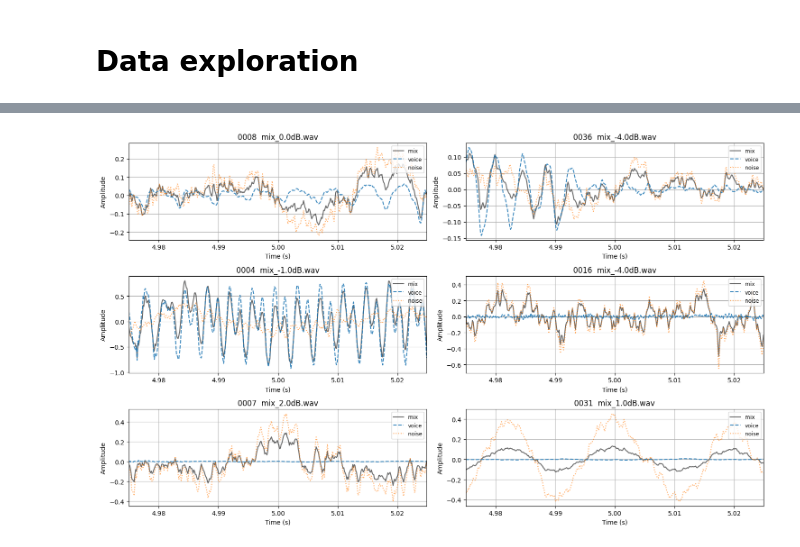
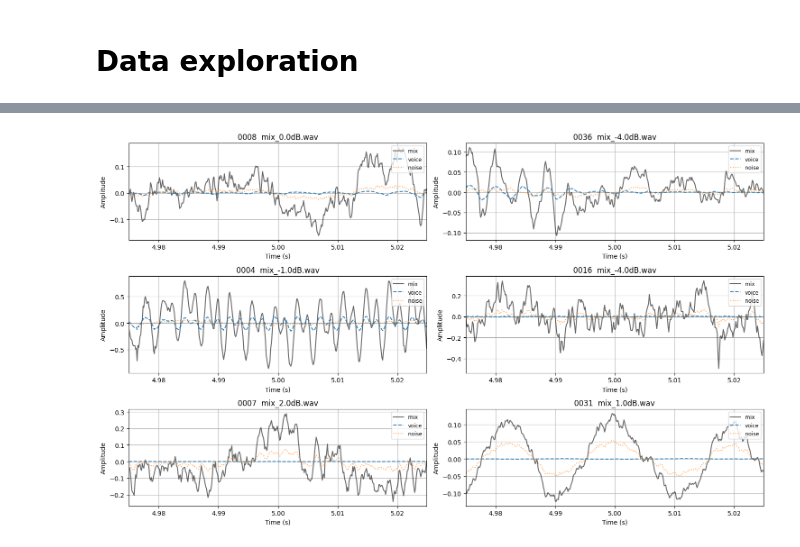
Before and after one commit to siemovit/audiosep, a Jupyter notebook: notebooks/data_exploration.ipynb, the cells around one changed output, grey strips where cells are left out. Saved outputs shown, nothing was run; the diff lists cells and outputs as text; code cells hidden in the pictures.

```diff
--- a/notebooks/data_exploration.ipynb
+++ b/notebooks/data_exploration.ipynb
@@ -137,14 +132,16 @@ for ax, (folder, mix_file, mix, voice, noise, sr_mix) in zip(axes, items):
     # voice = voice / rms(voice)
     # noise = noise / rms(noise)
 
-    mix = mix / (np.max(np.abs(mix)) + eps)
-    voice = voice / (np.max(np.abs(voice)) + eps)
-    noise = noise / (np.max(np.abs(noise)) + eps)
+    # Normalisation
+    # mix = mix / (np.max(np.abs(mix)) + eps)
+    # voice = voice / (np.max(np.abs(voice)) + eps)
+    # noise = noise / (np.max(np.abs(noise)) + eps)
 
-    # gain = 1.0 / (np.abs(mix).max() + 1e-8)
-    # mix   = mix * gain
-    # voice = voice * gain
-    # noise = noise * gain
+    # normalize by mix peak (preserves mix = voice + noise)
+    gain = 1.0 / (mix.abs().max() + 1e-8)
+    mix   = mix * gain
+    voice = voice * gain
+    noise = noise * gain
 
 
     # snr label from filename
@@ -152,31 +149,31 @@ for ax, (folder, mix_file, mix, voice, noise, sr_mix) in zip(axes, items):
     if snr_label == "n/a":
         # fallback compute
         voice_power = np.mean(voice.astype(np.float64) ** 2)
         noise_power = np.mean(noise.astype(np.float64) ** 2)
         if noise_power <= eps:
             snr_label = "inf"
         else:
             snr_db = 10.0 * np.log10((voice_power + eps) / (noise_power + eps))
             snr_label = f"{snr_db:.1f}dB"
 
     # choose central window
     win_len = min(int(win_sec * sr_mix), min_len)
     start = max(0, (min_len - win_len) // 2)
     end = start + win_len
     t = np.arange(win_len) / sr_mix + start / sr_mix
 
     ax.plot(t, mix[start:end], label="mix", color="k", alpha=0.6)
     ax.plot(t, voice[start:end], label="voice", linestyle="--", alpha=0.9)
     ax.plot(t, noise[start:end], label="noise", linestyle=":", alpha=0.7)
     ax.set_title(f"{folder}  mix_{snr_label}.wav")
     ax.set_xlim(t[0], t[-1])
     # ax.set_ylim(-0.25, 0.25)
     ax.grid(True)
     ax.set_xlabel("Time (s)")
     ax.set_ylabel("Amplitude")
     ax.legend(loc="upper right", fontsize="small")
 
 plt.tight_layout()
 plt.show()
 # %% [output]
-[figure, old version]
+[figure, new version]
```
Also changed, not shown: parts of 2 cells of this notebook, 1 other file.
